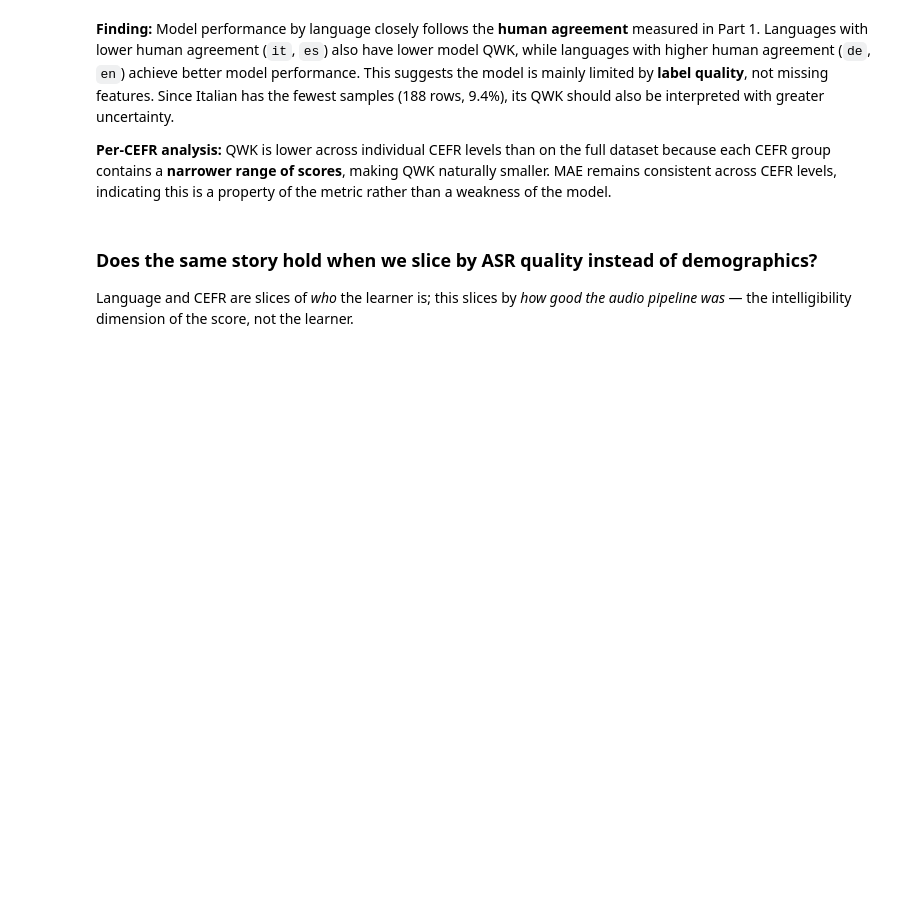
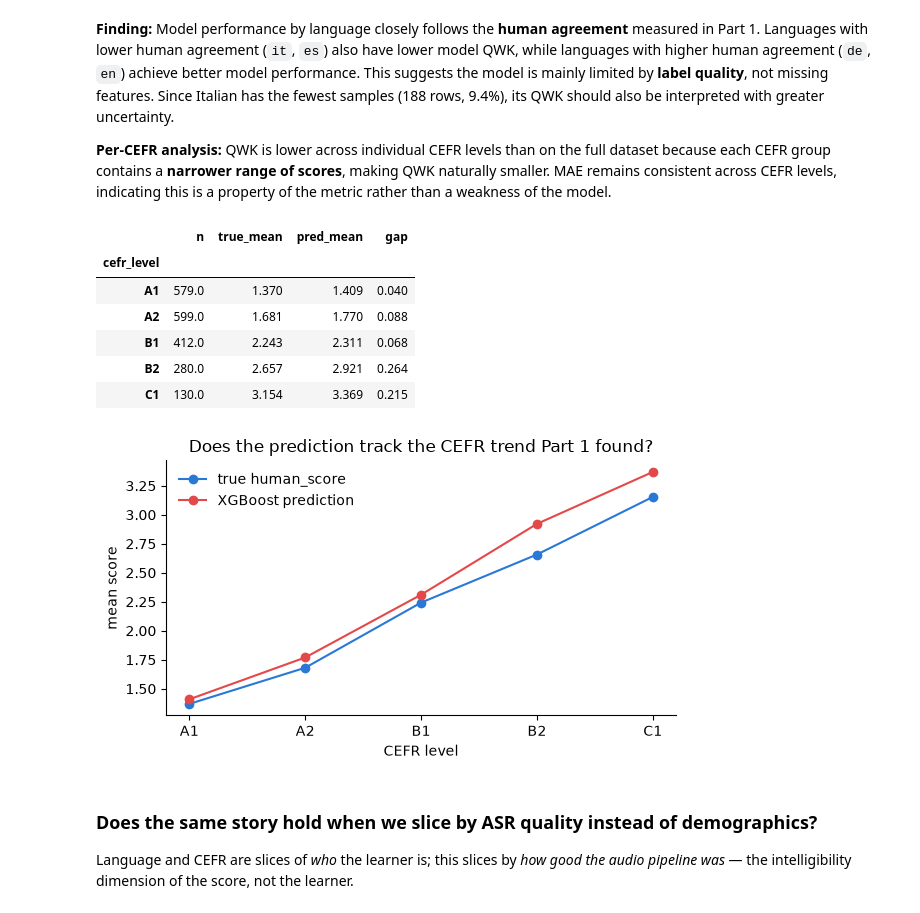
Before and after one commit to rahul-srinivas08/learner-response-scoring, a Jupyter notebook: Part_2_Classical_ML.ipynb, the cells around one changed output. Drawn from its saved outputs; the diff is of its cells as text; code cells hidden in the pictures; blank space fills up the shorter version.

```diff
--- a/Part_2_Classical_ML.ipynb
+++ b/Part_2_Classical_ML.ipynb
@@ -182,6 +235,31 @@ plt.tight_layout(); plt.show()
 **Finding:** Model performance by language closely follows the **human agreement** measured in Part 1. Languages with lower human agreement (`it`, `es`) also have lower model QWK, while languages with higher human agreement (`de`, `en`) achieve better model performance. This suggests the model is mainly limited by **label quality**, not missing features. Since Italian has the fewest samples (188 rows, 9.4%), its QWK should also be interpreted with greater uncertainty.
 
 **Per-CEFR analysis:** QWK is lower across individual CEFR levels than on the full dataset because each CEFR group contains a **narrower range of scores**, making QWK naturally smaller. MAE remains consistent across CEFR levels, indicating this is a property of the metric rather than a weakness of the model.
+# %%
+cefr_score = brk.groupby("cefr_level").agg(
+    n=("human_score", "size"),
+    true_mean=("human_score", "mean"),
+    pred_mean=("pred", "mean"),
+).reindex(fe.CEFR_LEVELS).dropna()
+cefr_score["gap"] = (cefr_score["pred_mean"] - cefr_score["true_mean"]).round(3)
+display(cefr_score.round(3))
+
+fig, ax = plt.subplots(figsize=(6, 3.5))
+ax.plot(cefr_score.index, cefr_score["true_mean"], marker="o", label="true human_score", color="#2a78d6")
+ax.plot(cefr_score.index, cefr_score["pred_mean"], marker="o", label="XGBoost prediction", color="#e34948")
+ax.set_xlabel("CEFR level"); ax.set_ylabel("mean score")
+ax.set_title("Does the prediction track the CEFR trend Part 1 found?")
+ax.legend(frameon=False); ax.spines[["top","right"]].set_visible(False)
+plt.tight_layout(); plt.show()
+# %% [output]
+|  | n | true_mean | pred_mean | gap |
+| cefr_level |  |  |  |  |
+| A1 | 579.0 | 1.370 | 1.409 | 0.040 |
+| A2 | 599.0 | 1.681 | 1.770 | 0.088 |
+| B1 | 412.0 | 2.243 | 2.311 | 0.068 |
+| B2 | 280.0 | 2.657 | 2.921 | 0.264 |
+| C1 | 130.0 | 3.154 | 3.369 | 0.215 |
+[figure, added]
 # %% [markdown]
 ### Does the same story hold when we slice by ASR quality instead of demographics?
 Language and CEFR are slices of *who* the learner is; this slices by *how good the audio pipeline was* — the intelligibility dimension of the score, not the learner.
```
Also changed, not shown: parts of 2 cells of this notebook, 2 other files.
